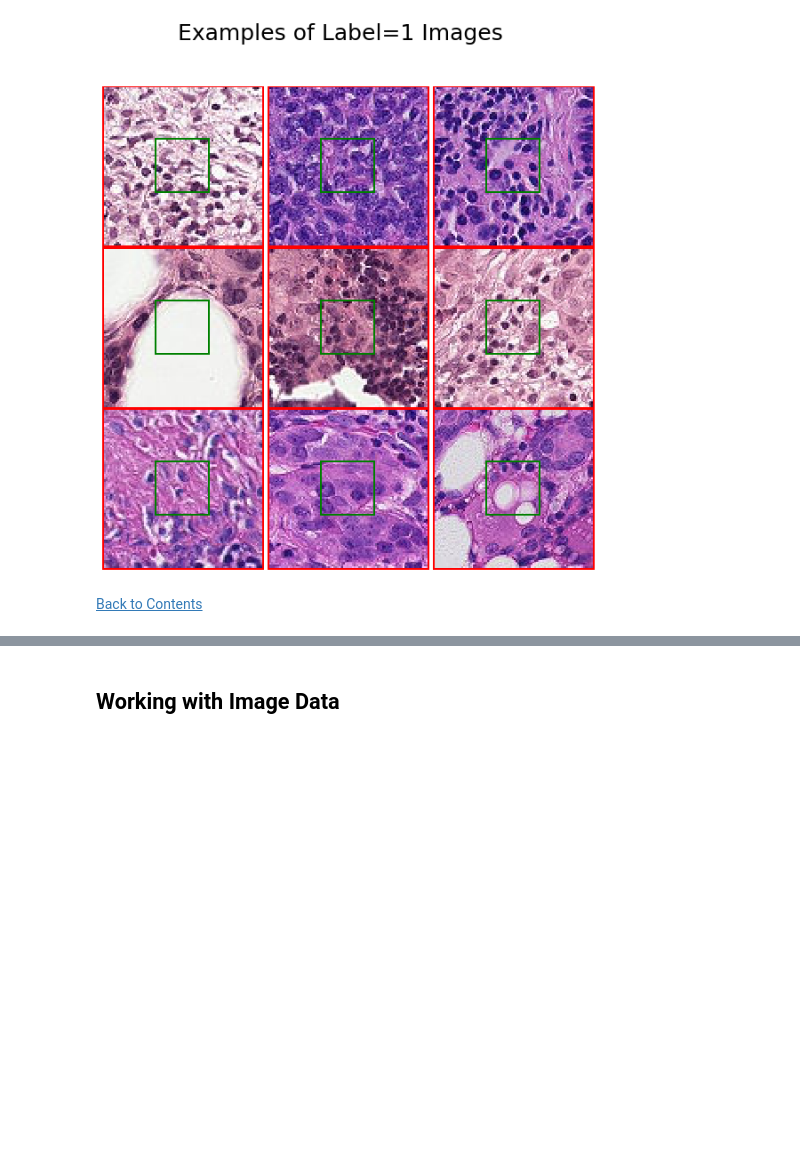
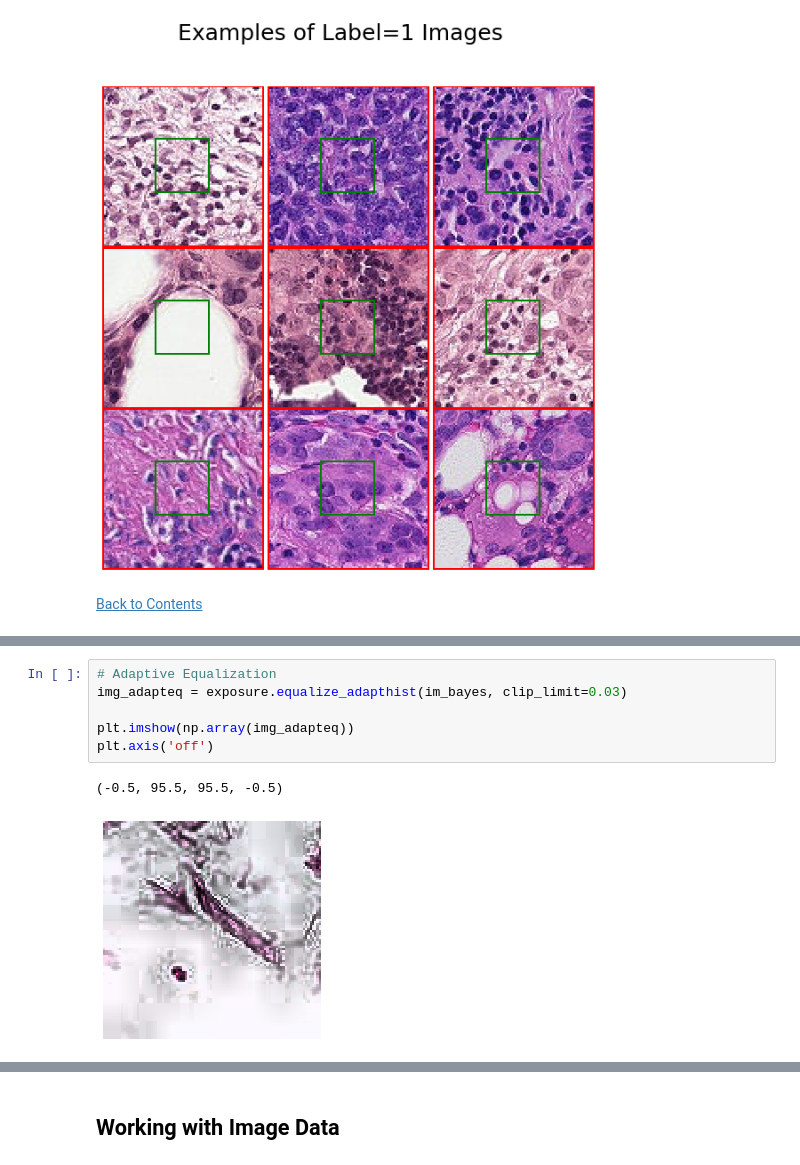
Before and after one commit to alessiot/Histopathologic-Cancer-Detection, a Jupyter notebook: Histopathologic Cancer Detection.ipynb, the cells around one changed output, grey strips where cells are left out. Drawn from its saved outputs; the diff is of its cells as text; blank space fills up the shorter version.

```diff
--- a/Histopathologic Cancer Detection.ipynb
+++ b/Histopathologic Cancer Detection.ipynb
@@ -138,0 +185,9 @@ plot_images(1)
+# %%
+# Adaptive Equalization
+img_adapteq = exposure.equalize_adapthist(im_bayes, clip_limit=0.03)
+
+plt.imshow(np.array(img_adapteq))
+plt.axis('off')
+# %% [output]
+(-0.5, 95.5, 95.5, -0.5)
+[figure, added]
```
Also changed, not shown: parts of 28 cells of this notebook.
